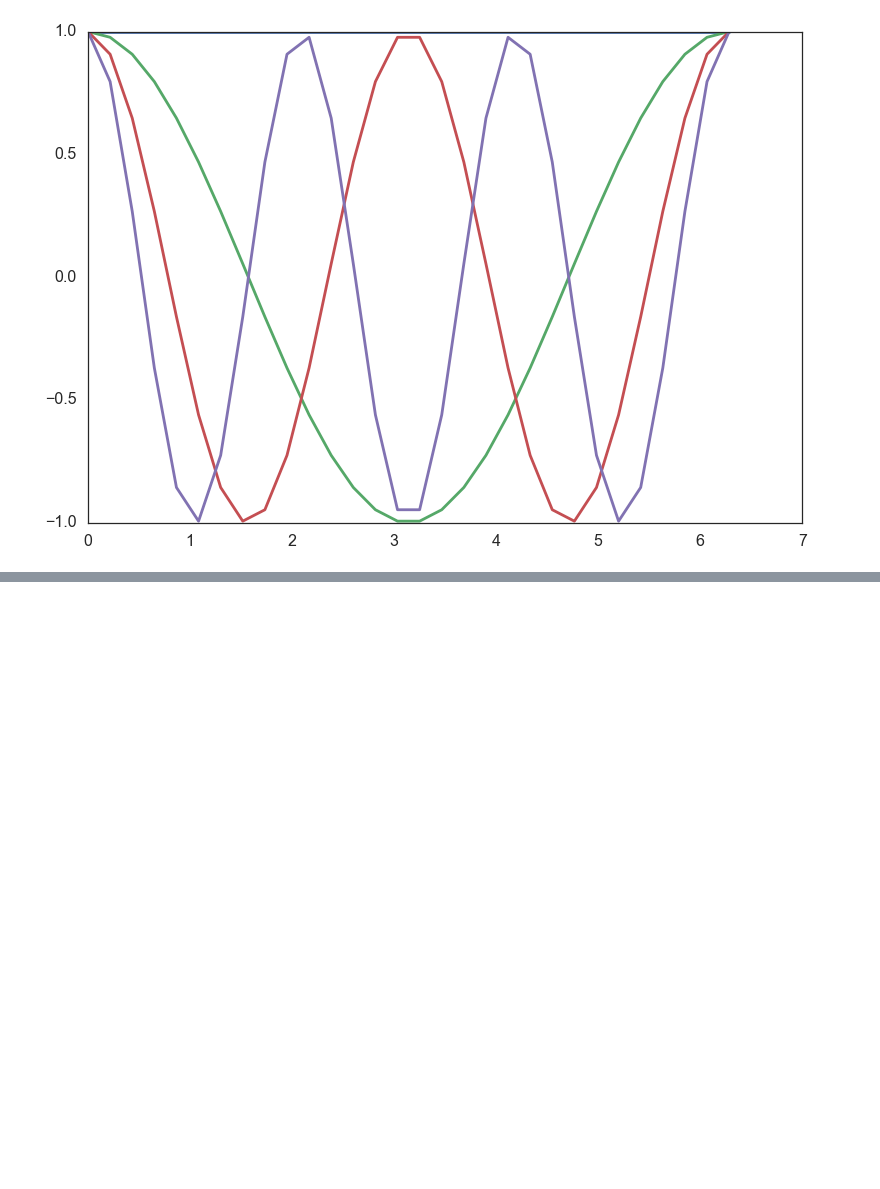
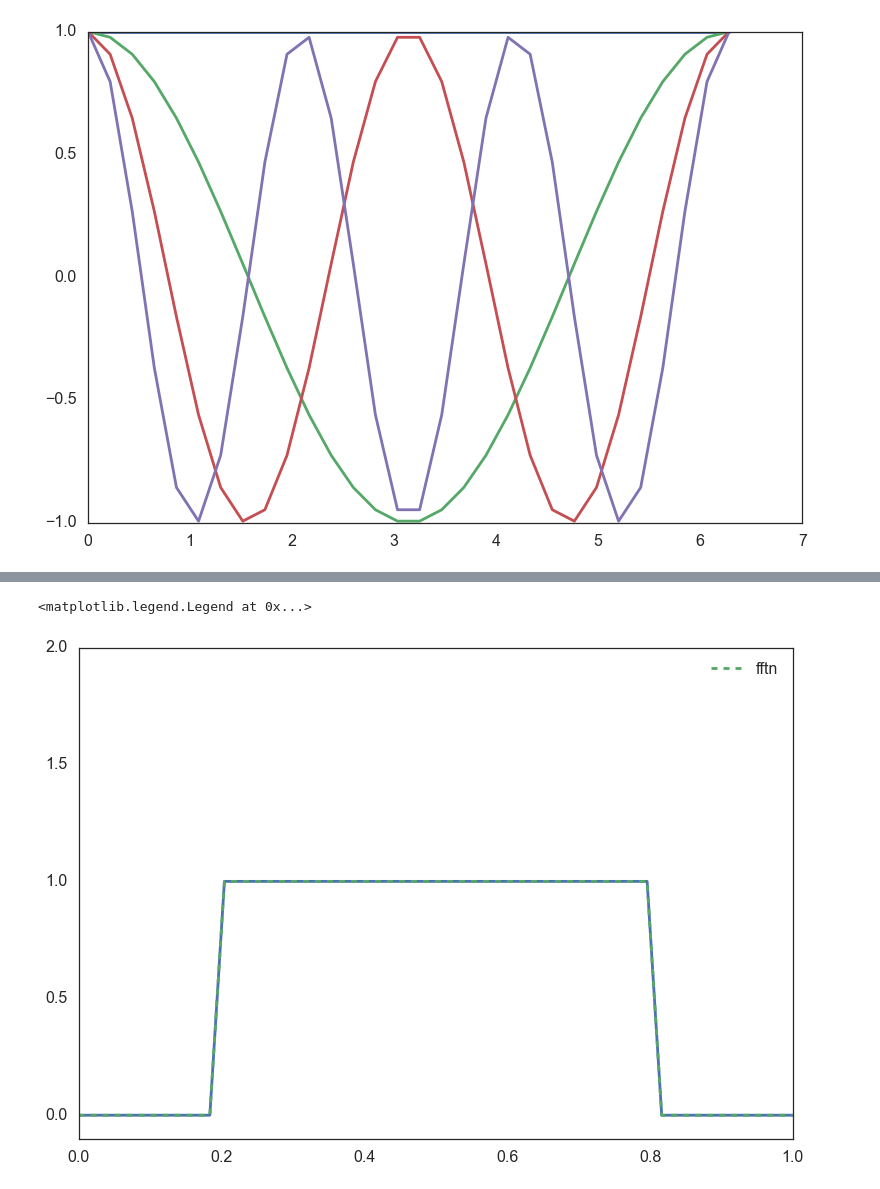
Before and after one commit to jensv/relative_canonical_helicity, a Jupyter notebook: basis_functions_fourier_series.ipynb, the cells around one changed output, grey strips where cells are left out. Saved outputs shown, nothing was run; the diff lists cells and outputs as text; code cells hidden in the pictures; blank space fills up the shorter version.

```diff
--- a/basis_functions_fourier_series.ipynb
+++ b/basis_functions_fourier_series.ipynb
@@ -106,0 +128,19 @@ plt.plot(x, fft_3)
+# %%
+t = np.linspace(0, 1, 50)
+mesh = np.meshgrid(t, t, t)
+square = np.zeros(mesh[0].shape)
+square[10:40] = 1
+# %%
+square_ifftn = fft.ifftn(fft.fftn(square))
+square_numpy_ifftn = np.fft.ifftn(np.fft.fftn(square))plt.plot(t, square[:, 5, 5])
+plt.plot(t, np.real(square_numpy_ifftn)[:, 5, 5], ls='--', label='fftn')
+plt.ylim(-0.1, 2)
+plt.legend()
+# %%
+plt.plot(t, square[:, 5, 5])
+plt.plot(t, np.real(square_numpy_ifftn)[:, 5, 5], ls='--', label='fftn')
+plt.ylim(-0.1, 2)
+plt.legend()
+# %% [output]
+<matplotlib.legend.Legend at 0x...>
+[figure, added]
```
Also changed, not shown: parts of 6 cells of this notebook.
